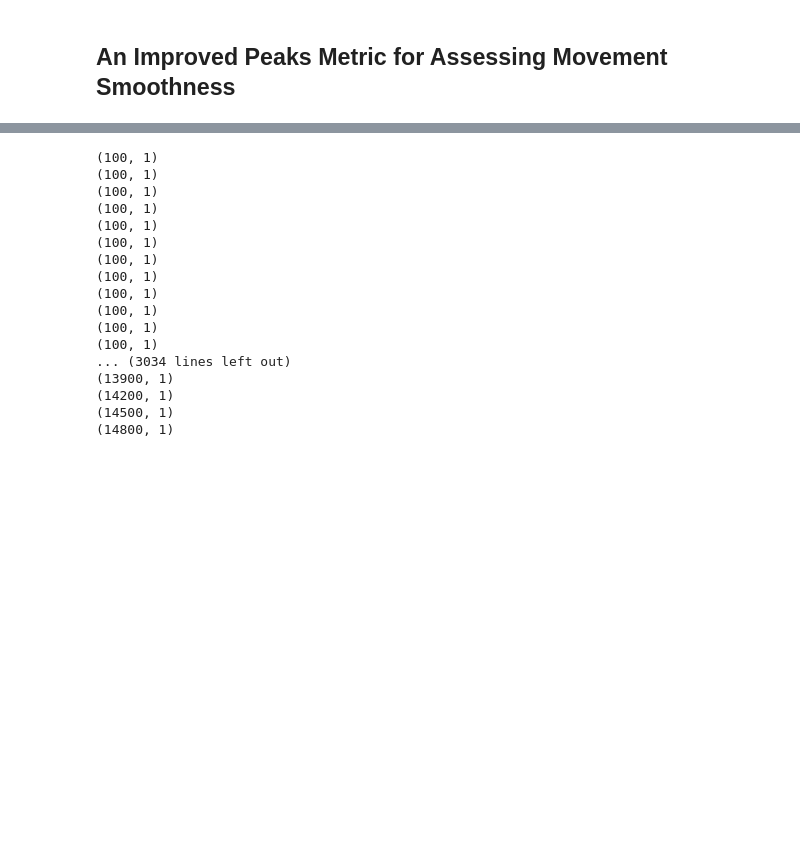
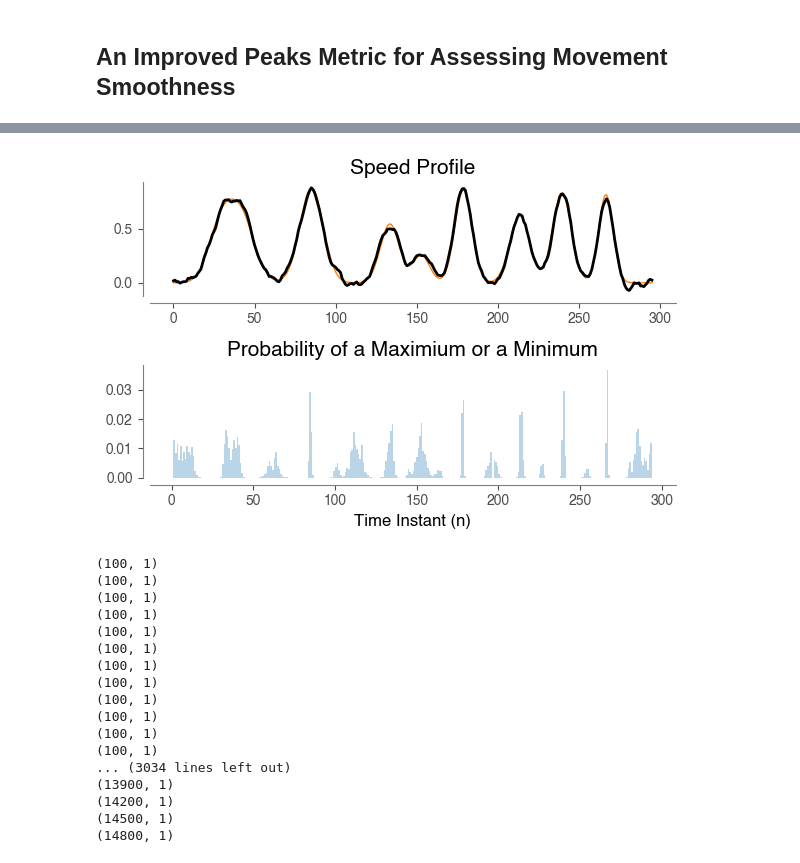
Before and after one commit to siva82kb/kinometrics, a Jupyter notebook: analysis/peak_metrics_smoothness.ipynb, the cells around one changed output, grey strips where cells are left out. Cells and saved outputs as stored; diff of their text form; code cells hidden in the pictures; blank space fills up the shorter version.

```diff
--- a/analysis/peak_metrics_smoothness.ipynb
+++ b/analysis/peak_metrics_smoothness.ipynb
@@ -61,3 +73,57 @@ array([ 21,  57, 101, 128, 166, 188])
+# %%
+N_bs = 1000
+sd_bs = 0.05
+
+inx = np.random.randint(1000)
+Nwin, pord = 11, 2
+_movef = signal.savgol_filter(movesdatan[inx], window_length=Nwin,
+                              polyorder=pord, mode="mirror")
+
+_Nm = len(_movef)
+_moves_bs = [signal.savgol_filter(_movef + sd_bs * np.random.randn(_Nm),
+                                  window_length=Nwin, polyorder=pord,
+                                  mode="mirror")
+             for i in range(N_bs)]
+
+# Find the peak for each boostraped movement.
+_peaks_bs = [signal.find_peaks(_move)[0] for _move in _moves_bs]
+fig = plt.figure(figsize=(6, 4))
+ax = fig.add_subplot(211)
+ax.plot(movesdata[inx][1], color="tab:orange", lw=1)
+ax.plot(_movef, lw=2, color="black")
+ax.spines['right'].set_visible(False)
+ax.spines['top'].set_visible(False)
+ax.spines['left'].set_position(('outward', 5))
+ax.spines['bottom'].set_position(('outward', 5))
+ax.spines['left'].set_color("tab:gray")
+ax.spines['bottom'].set_color("tab:gray")
+ax.tick_params(axis='x', colors='0.3')
+ax.tick_params(axis='y', colors='0.3')
+# ax.set_xlabel("Time Instant (n)", fontsize=12)
+ax.set_title("Speed Profile", fontsize=15)
+ax = fig.add_subplot(212)
+ax.hist(np.hstack(_peaks_bs), bins=_Nm, density=True, alpha=0.3);
+# Calculate the KDE
+kde = gaussian_kde(np.hstack(_peaks_bs), bw_method=0.025)
+# Generate x values for the plot
+# x_vals = np.linspace(min(np.hstack(_peaks_bs)), max(np.hstack(_peaks_bs)), 100)
+# Plot the KDE
+# plt.plot(x_vals, kde(x_vals), color='black', lw=1)
+# sns.histplot(np.hstack(_peaks_bs));
+ax.spines['right'].set_visible(False)
+ax.spines['top'].set_visible(False)
+ax.spines['left'].set_position(('outward', 5))
+ax.spines['bottom'].set_position(('outward', 5))
+ax.spines['left'].set_color("tab:gray")
+ax.spines['bottom'].set_color("tab:gray")
+ax.tick_params(axis='x', colors='0.3')
+ax.tick_params(axis='y', colors='0.3')
+ax.set_xlabel("Time Instant (n)", fontsize=12)
+ax.set_title("Probability of a Maximium or a Minimum", fontsize=15)
+
+plt.tight_layout()
+# %% [output]
+[figure, added]
 # %%
 # Compute smoothness
 # SPARC
```
Also changed, not shown: parts of 6 cells of this notebook.
